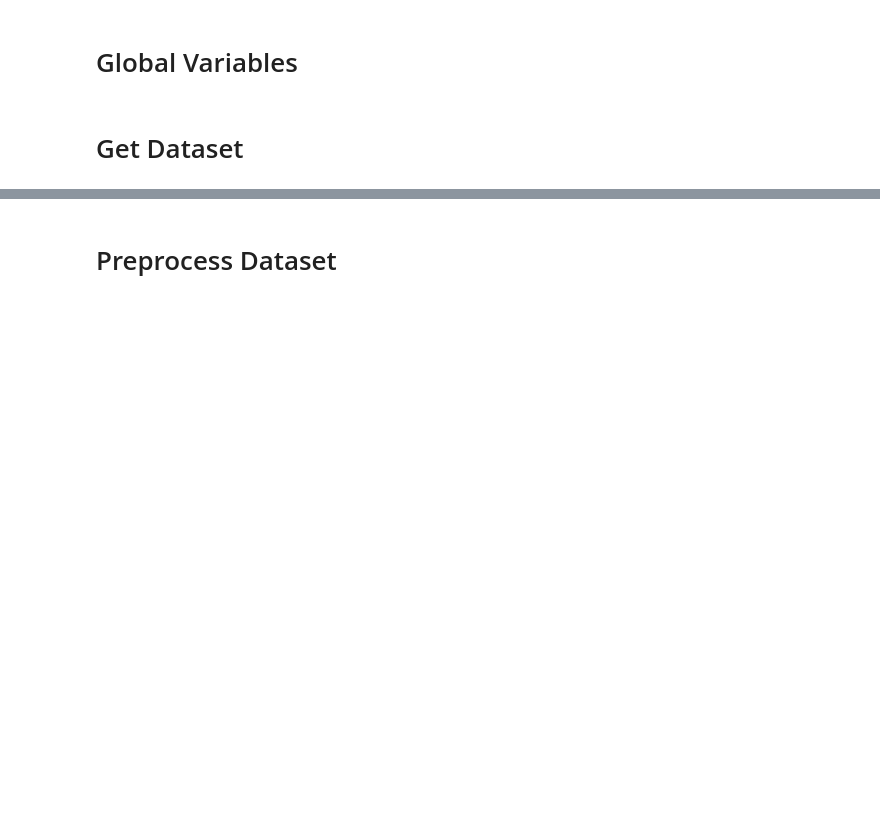
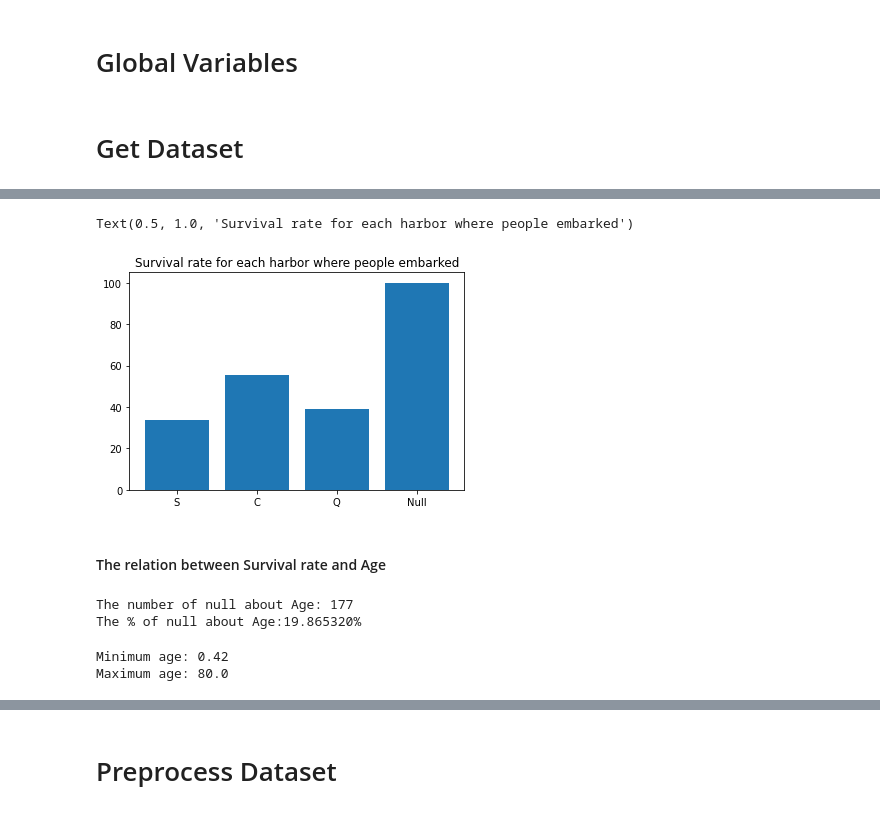
Before and after one commit to takahiroaoki/Titanic, a Jupyter notebook: main.ipynb, the cells around one changed output, grey strips where cells are left out. Saved outputs shown, nothing was run; the diff lists cells and outputs as text; code cells hidden in the pictures; blank space fills up the shorter version.

```diff
--- a/main.ipynb
+++ b/main.ipynb
@@ -44,0 +97,50 @@ trainData.head(10)
+# %%
+# Survival rate of Embarked == "S"
+survivalRate_s = len(
+    trainData_c[trainData_c["Embarked"] == "S"][trainData_c["Survived"] == 1]
+    ) / len(
+        trainData_c[trainData_c["Embarked"] == "S"]
+        )*100
+
+# Survival rate of Embarked == "C"
+survivalRate_c = len(
+    trainData_c[trainData_c["Embarked"] == "C"][trainData_c["Survived"] == 1]
+    ) / len(
+        trainData_c[trainData_c["Embarked"] == "C"]
+        ) * 100
+
+# Survival rate of Embarked == "Q"
+survivalRate_q = len(
+    trainData_c[trainData_c["Embarked"] == "Q"][trainData_c["Survived"] == 1]
+    ) / len(
+        trainData_c[trainData_c["Embarked"] == "Q"]
+        ) * 100
+
+# Survival rate of Embarked == nan
+survivalRate_null = len(
+    trainData_c[trainData_c["Embarked"].isnull()][trainData_c["Survived"] == 1]
+    ) / len(
+        trainData_c[trainData_c["Embarked"].isnull()]
+        ) * 100
+
+plt.bar(["S", "C", "Q", "Null"], [survivalRate_s, survivalRate_c, survivalRate_q, survivalRate_null])
+plt.title("Survival rate for each harbor where people embarked")
+# %% [output]
+Text(0.5, 1.0, 'Survival rate for each harbor where people embarked')
+[figure, added]
+# %% [markdown]
+#### The relation between Survival rate and Age
+# %%
+# Null check
+print("The number of null about Age:", trainData_c["Age"].isnull().sum())
+print("The % of null about Age:{:%}".format(trainData_c["Age"].isnull().sum() / len(trainData_c)))
+# %% [output]
+The number of null about Age: 177
+The % of null about Age:19.865320%
+# %%
+# The range of age
+print("Minimum age:", trainData_c["Age"].min())
+print("Maximum age:", trainData_c["Age"].max())
+# %% [output]
+Minimum age: 0.42
+Maximum age: 80.0
```
Also changed, not shown: parts of 18 cells of this notebook, 3 other files.
